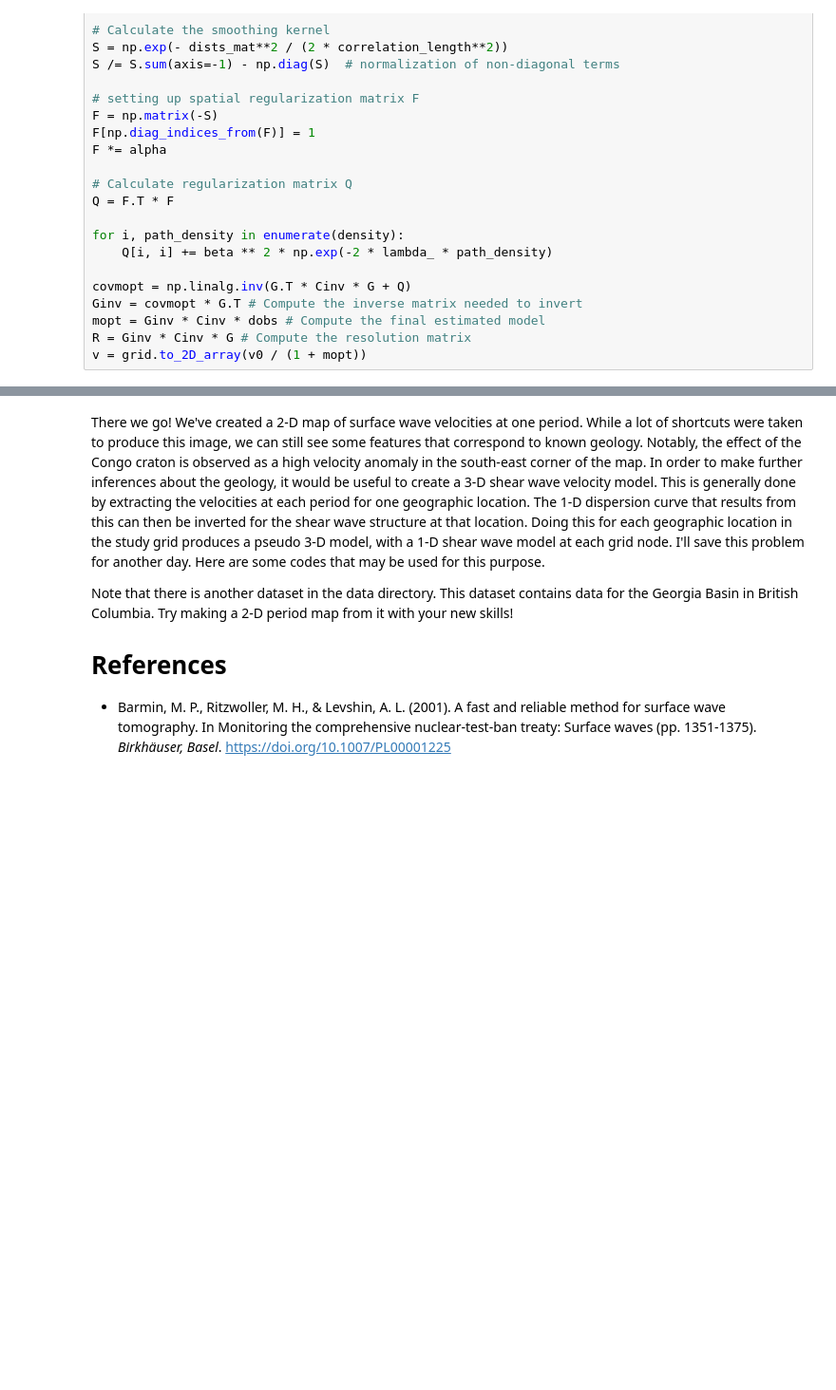
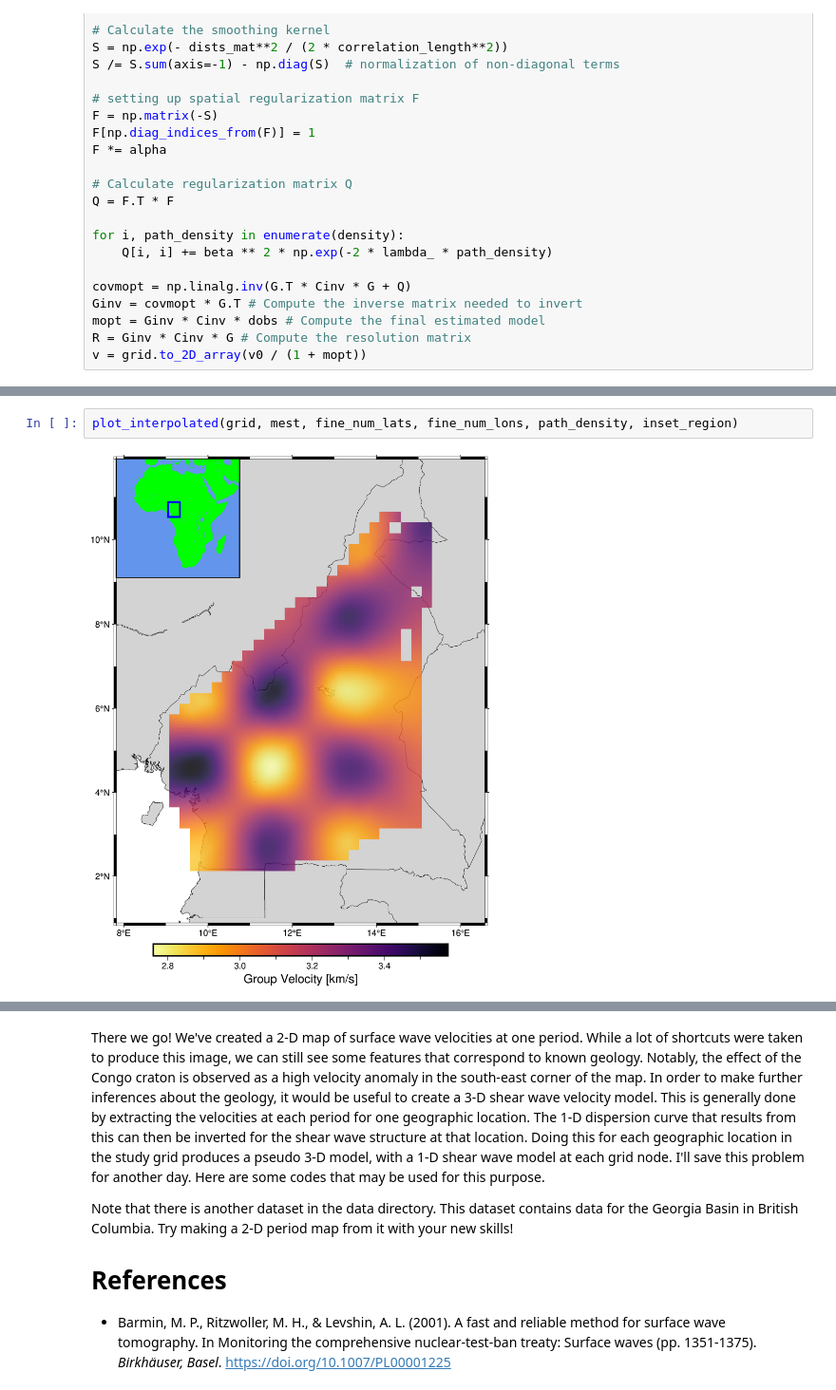
Before and after one commit to ChetGoerzen/ROSES_ANT, a Jupyter notebook: roses_example.ipynb, the cells around one changed output, grey strips where cells are left out. Shown at 95% size. Cells and saved outputs as stored; diff of their text form; blank space fills up the shorter version.

```diff
--- a/roses_example.ipynb
+++ b/roses_example.ipynb
@@ -632,0 +645,4 @@ v, d, R, grid = invert4model(alpha, beta, lambda_, correlation_length, lonstep,
+# %%
+plot_interpolated(grid, mest, fine_num_lats, fine_num_lons, path_density, inset_region)
+# %% [output]
+[figure, added]
```
Also changed, not shown: parts of 15 cells of this notebook, 3 other files.
